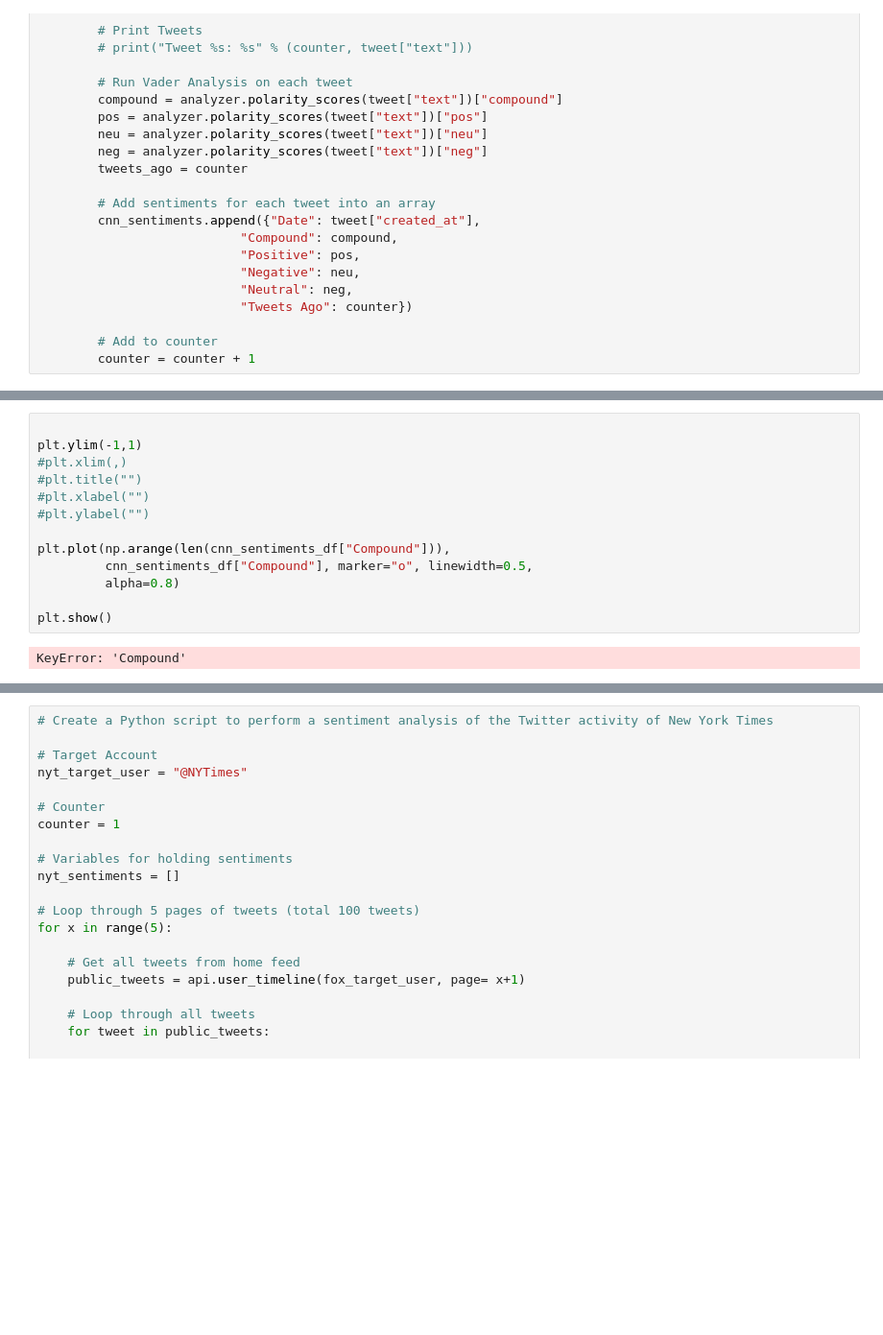
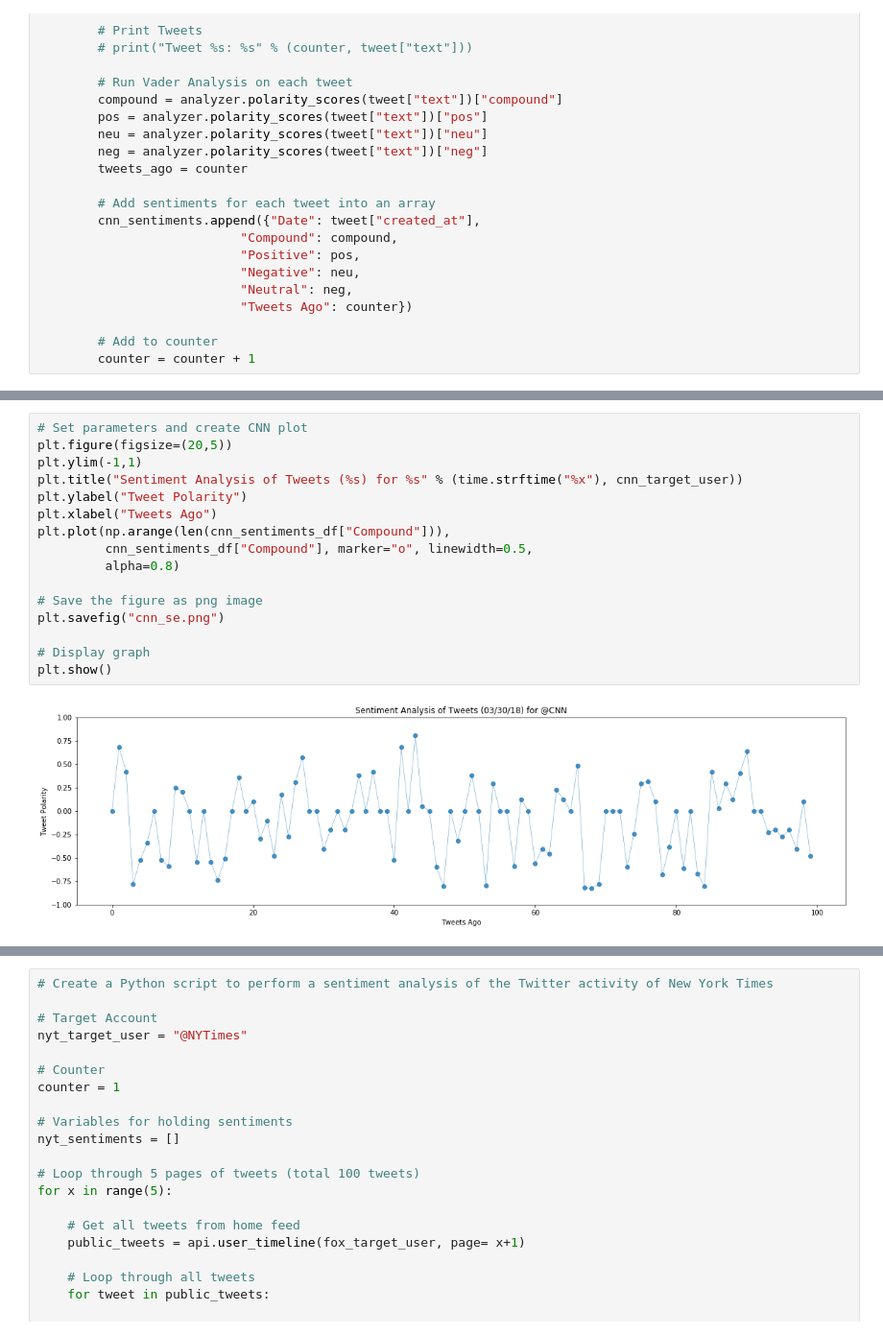
Before and after one commit to ehyoder/Social_Analytics_HW, a Jupyter notebook: Social_Analytics_Hw.ipynb, the cells around one changed output, grey strips where cells are left out. Shown: that part at 96% size. Cells and saved outputs as stored; diff of their text form; blank space fills up the shorter version.

```diff
--- a/Social_Analytics_Hw.ipynb
+++ b/Social_Analytics_Hw.ipynb
@@ -211,17 +205,20 @@ cnn_sentiments_df.head()
 # %%
-
+# Set parameters and create CNN plot
+plt.figure(figsize=(20,5))
 plt.ylim(-1,1)
-#plt.xlim(,)
-#plt.title("")
-#plt.xlabel("")
-#plt.ylabel("")
-
+plt.title("Sentiment Analysis of Tweets (%s) for %s" % (time.strftime("%x"), cnn_target_user))
+plt.ylabel("Tweet Polarity")
+plt.xlabel("Tweets Ago")
 plt.plot(np.arange(len(cnn_sentiments_df["Compound"])),
          cnn_sentiments_df["Compound"], marker="o", linewidth=0.5,
          alpha=0.8)
 
+# Save the figure as png image
+plt.savefig("cnn_se.png")
+
+# Display graph
 plt.show()
 # %% [output]
-KeyError: 'Compound'
+[figure, added]
 # %%
 # Create a Python script to perform a sentiment analysis of the Twitter activity of Fox News
```
Also changed, not shown: parts of 12 cells of this notebook, 1 other file.
